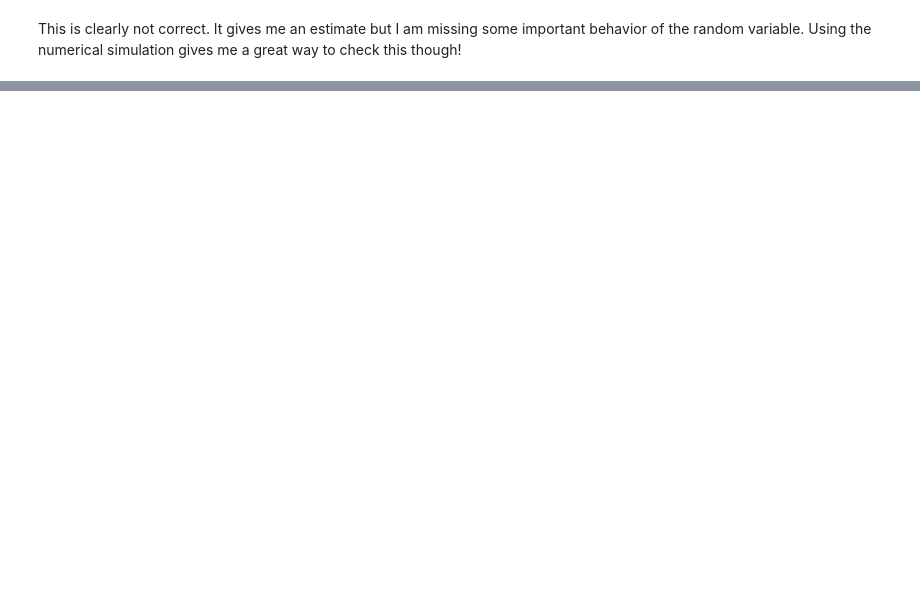
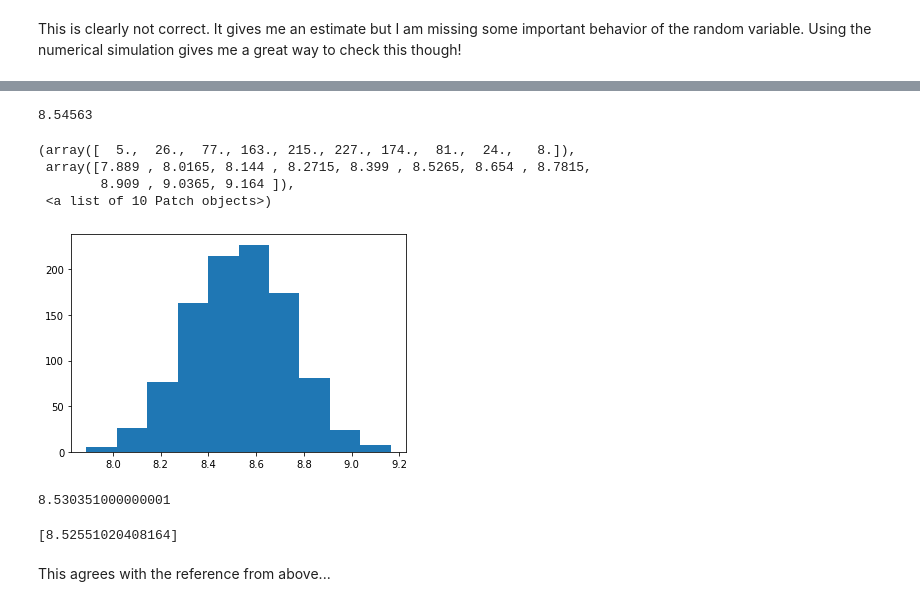
Before and after one commit to nurfnick/Mathematical_Musings, a Jupyter notebook: CrapsSimulator.ipynb, the cells around one changed output, grey strips where cells are left out. Cells and saved outputs as stored; diff of their text form; code cells hidden in the pictures; blank space fills up the shorter version.

```diff
--- a/CrapsSimulator.ipynb
+++ b/CrapsSimulator.ipynb
@@ -257,0 +276,46 @@ This is clearly not correct.  It gives me an estimate but I am missing some impo
+# %%
+def PlayCraps4Real():
+  x = ComeOutRoll(Roll2Dice())
+  rollCounter = 1
+  while (x != 'SevenOut'):
+    if (x == 'comeAgain') or (x == 'Craps'):
+      rollCounter += 1
+      x = ComeOutRoll(Roll2Dice())
+    else:
+      point = x
+      rollCounter += 1
+      x = SetPointRoll(Roll2Dice(),point)
+  return rollCounter
+# %%
+list1 = []
+for i in range(100000):
+  list1.append(PlayCraps4Real())
+sum(list1)/len(list1)
+# %% [output]
+8.54563
+# %%
+list2 = []
+for j in range(1000):
+  list1 = []
+  for i in range(1000):
+    list1.append(PlayCraps4Real())
+  list2.append(sum(list1)/len(list1))
+# %%
+plt.hist(list2)
+# %% [output]
+(array([  5.,  26.,  77., 163., 215., 227., 174.,  81.,  24.,   8.]),
+ array([7.889 , 8.0165, 8.144 , 8.2715, 8.399 , 8.5265, 8.654 , 8.7815,
+        8.909 , 9.0365, 9.164 ]),
+ <a list of 10 Patch objects>)
+[figure, added]
+# %%
+mean(list2)
+# %% [output]
+8.530351000000001
+# %%
+x = sympy.Symbol('x')
+sympy.solve(12/36*(x+1)+2*3/36*(5+3/9*x)+8/36*(4.6+4/10*x)+10/36*(36/11+1+5/11*x)-x,x)
+# %% [output]
+[8.52551020408164]
+# %% [markdown]
+This agrees with the reference from above...
```
Also changed, not shown: parts of 15 cells of this notebook.
